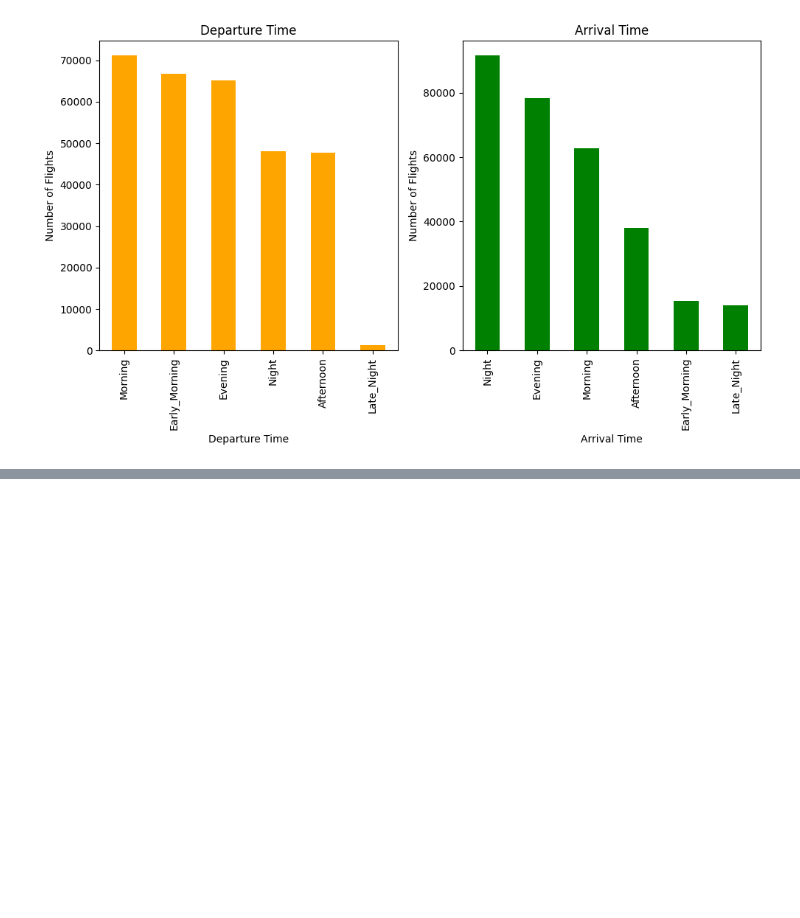
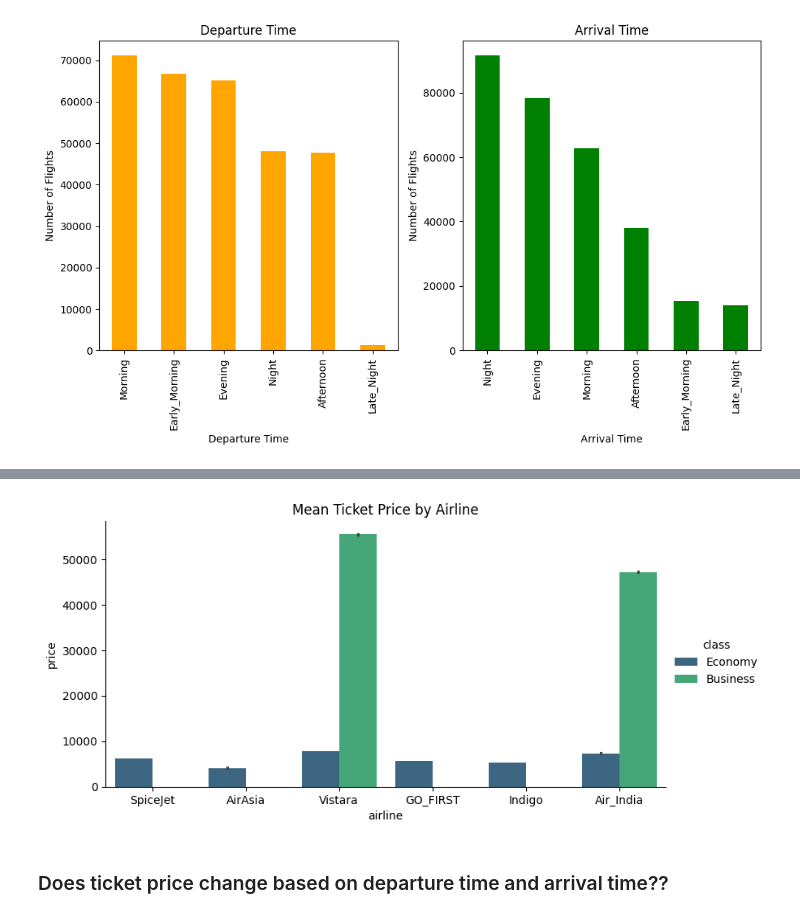
Before and after one commit to mwjallen/JamesBondGadgets, a Jupyter notebook: flt_data.ipynb, the cells around one changed output, grey strips where cells are left out. Drawn from its saved outputs; the diff is of its cells as text; code cells hidden in the pictures; blank space fills up the shorter version.

```diff
--- a/flt_data.ipynb
+++ b/flt_data.ipynb
@@ -229,0 +313,18 @@ plt.show()
+# %%
+# drawing a categorical plot showing the mean ticket price for each airline
+sns.catplot(
+    data=df,
+    x='airline',
+    y='price',
+    kind='bar',
+    palette='viridis',
+    hue='class',
+    height=4,
+    aspect=2
+)
+plt.title('Mean Ticket Price by Airline')
+plt.show()
+# %% [output]
+[figure, added]
+# %% [markdown]
+### Does ticket price change based on departure time and arrival time??
```
Also changed, not shown: parts of 14 cells of this notebook.
